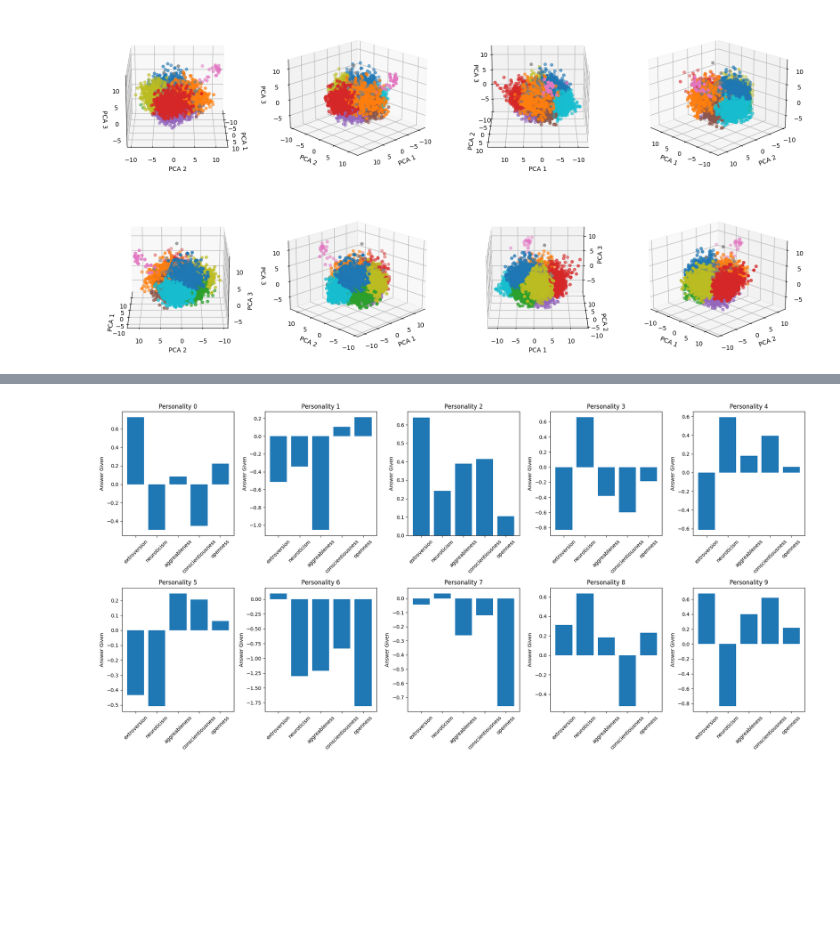
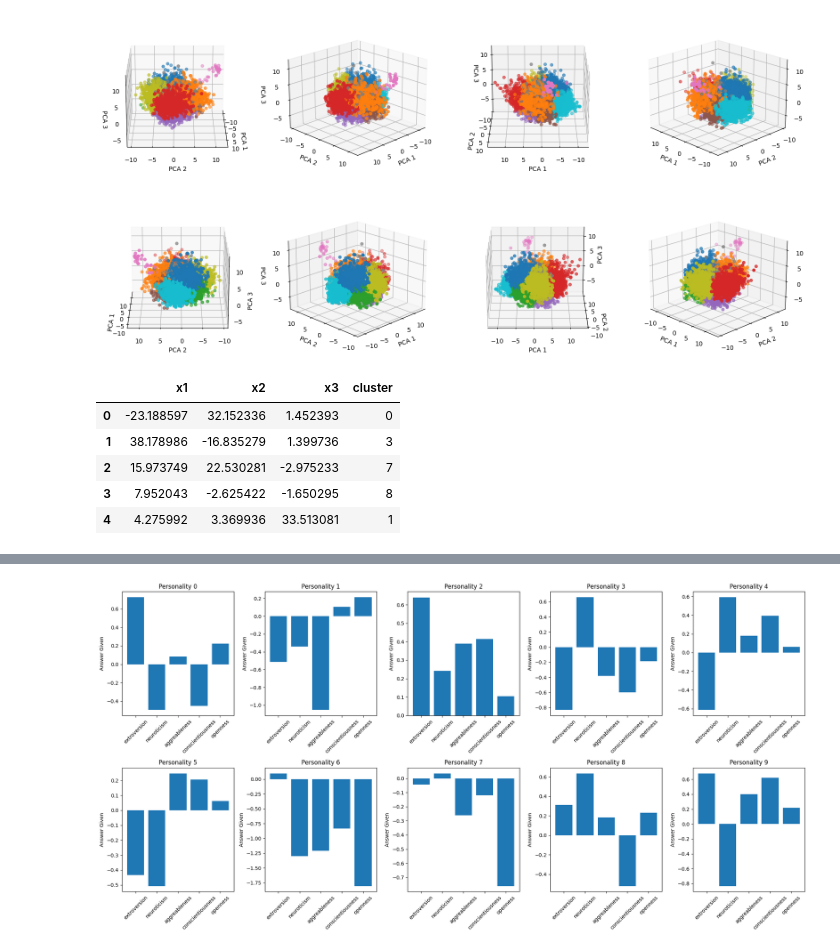
Before and after one commit to SvelaT/personality-clustering, a Jupyter notebook: personality_cluster.ipynb, the cells around one changed output, grey strips where cells are left out. Cells and saved outputs as stored; diff of their text form; code cells hidden in the pictures; blank space fills up the shorter version.

```diff
--- a/personality_cluster.ipynb
+++ b/personality_cluster.ipynb
@@ -186,3 +187,22 @@ for i in range(8):
 plt.show()
 # %% [output]
 [figure]
+# %%
+#TSNE for data visualization
+
+sample_indexes = random.sample(range(len(new_df)), 10000)
+
+new_sample = new_df.iloc[sample_indexes]
+new_sample_labels = predictions[sample_indexes]
+
+Xtsne = TSNE(n_components=3).fit_transform(new_sample)
+dftsne = pd.DataFrame(data=Xtsne , columns = ['x1','x2','x3'])
+dftsne['cluster'] = new_sample_labels
+dftsne.head()
+# %% [output]
+|  | x1 | x2 | x3 | cluster |
+| 0 | -23.188597 | 32.152336 | 1.452393 | 0 |
+| 1 | 38.178986 | -16.835279 | 1.399736 | 3 |
+| 2 | 15.973749 | 22.530281 | -2.975233 | 7 |
+| 3 | 7.952043 | -2.625422 | -1.650295 | 8 |
+| 4 | 4.275992 | 3.369936 | 33.513081 | 1 |
```
Also changed, not shown: parts of 4 cells of this notebook.
